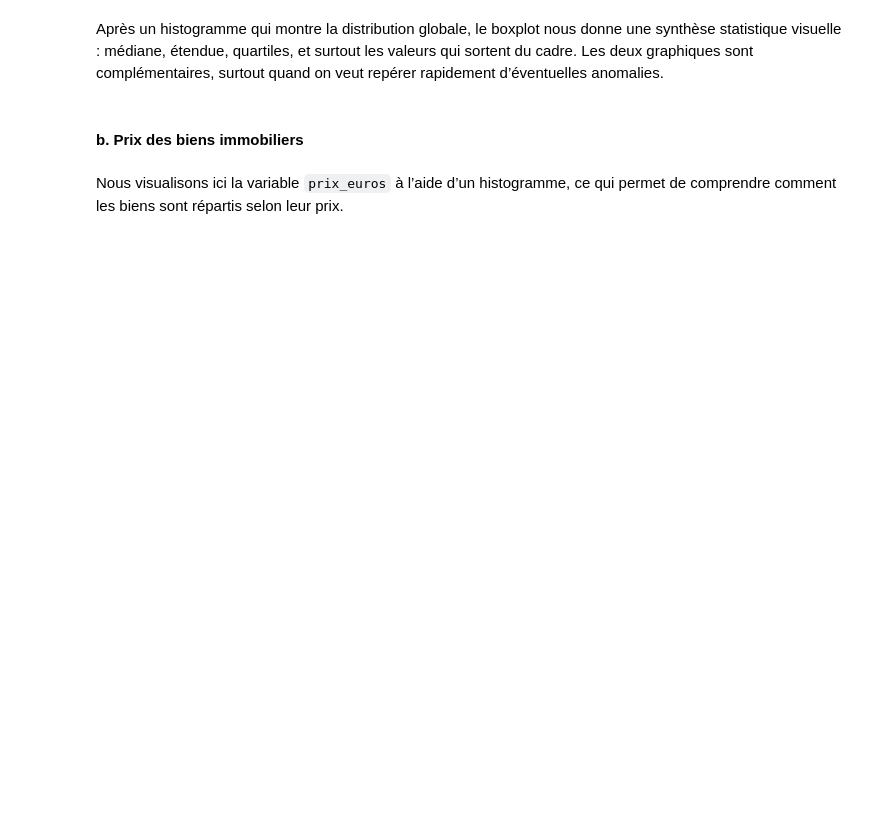
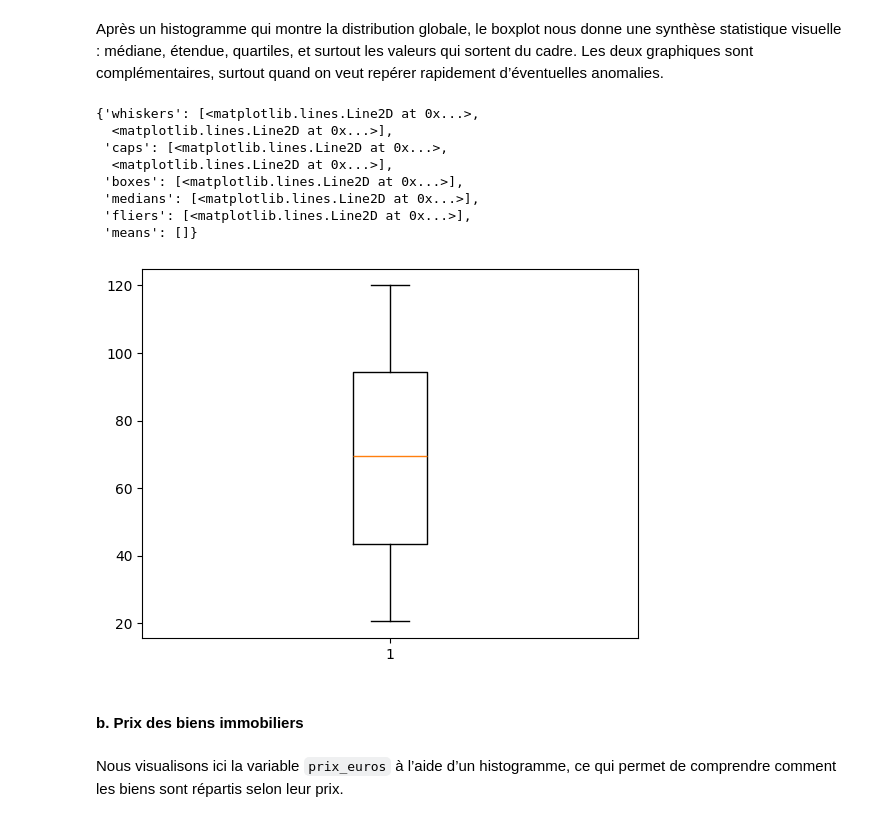
Before and after one commit to CSAADZIDI/ml_demo_LinReg, a Jupyter notebook: demo_linear_regression.ipynb, the cells around one changed output. Saved outputs shown, nothing was run; the diff lists cells and outputs as text; code cells hidden in the pictures; blank space fills up the shorter version.

```diff
--- a/demo_linear_regression.ipynb
+++ b/demo_linear_regression.ipynb
@@ -132,6 +172,17 @@ Après un histogramme qui montre la distribution globale, le boxplot nous donne
 Les deux graphiques sont complémentaires, surtout quand on veut repérer rapidement d’éventuelles anomalies.
 # %%
 # Code
+plt.boxplot(df["surface_m2"])
+# %% [output]
+{'whiskers': [<matplotlib.lines.Line2D at 0x...>,
+  <matplotlib.lines.Line2D at 0x...>],
+ 'caps': [<matplotlib.lines.Line2D at 0x...>,
+  <matplotlib.lines.Line2D at 0x...>],
+ 'boxes': [<matplotlib.lines.Line2D at 0x...>],
+ 'medians': [<matplotlib.lines.Line2D at 0x...>],
+ 'fliers': [<matplotlib.lines.Line2D at 0x...>],
+ 'means': []}
+[figure, added]
 # %% [markdown]
 #### b. Prix des biens immobiliers
 # %% [markdown]
```
Also changed, not shown: parts of 18 cells of this notebook, 1 other file.
